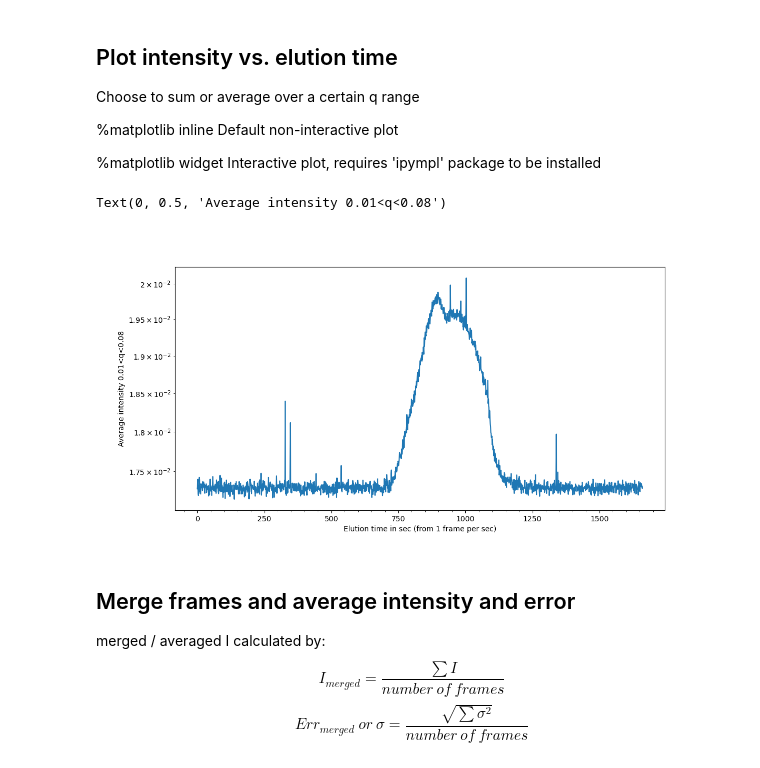
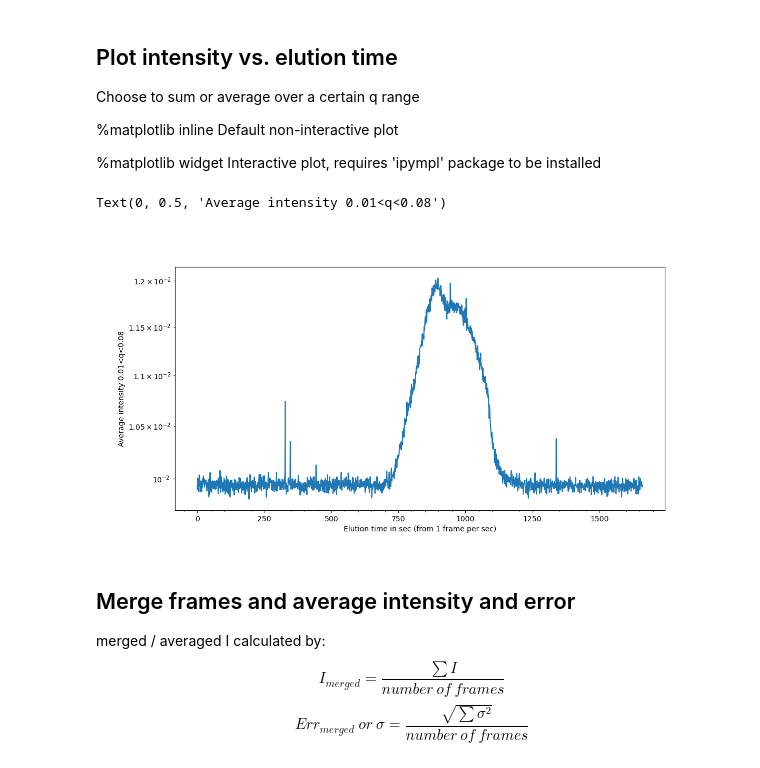
Before and after one commit to Ratjan/SEC-SAXS, a Jupyter notebook: SEC_SAXS_v2.ipynb, the cells around one changed output. Cells and saved outputs as stored; diff of their text form; code cells hidden in the pictures.

```diff
--- a/SEC_SAXS_v2.ipynb
+++ b/SEC_SAXS_v2.ipynb
@@ -11,7 +11,7 @@ import matplotlib.pyplot as plt
 #proposal = '20250420' # Only needed when working on MAXIV cloud
 #visit = '2025090908' # Only needed when working on MAXIV cloud
 scan ='62739'
-DataFolder = f'Data/scan-{scan}'
+DataFolder = f'Data/{scan}_rebinned'
 
 
 if os.path.isdir(DataFolder):
@@ -35,35 +35,35 @@ Choose to sum or average over a certain q range
 %matplotlib widget
 import matplotlib.pyplot as plt
 
 
 
 
 # q-range for summing/averaging
 q_min = 0.01
 q_max = 0.08
 
 # Plot sum of intensity
 intensities = []
 
 for scan in range(num_files): # For every shot/file in the folder
-    data = np.loadtxt(f'{DataFolder}/shot_{scan:04d}_eiger.dat')   # Change this to the format of your data files, mine has the detector name after the shot number
+    data = np.loadtxt(f'{DataFolder}/shot_{scan:04d}_rebinned.dat', skiprows=1)   # Change this to the format of your data files, mine has the detector name after the shot number
     dataq = data[:,0]
     dataI = data[:,1]
     mask = (dataq <= q_max) & (dataq >= q_min) # Mask for the desired q-range
     avg_intensity = np.sum(dataI[mask])/len(data[:,0])
     #sum_intensity = np.sum(dataI[mask]) # Toggle to choose between sum or average
     intensities.append(avg_intensity)
     #intensities.append(sum_intensity)   # Toggle to choose between sum or average
 
 plt.figure(figsize=(12,6))
 plt.plot(range(num_files), intensities)
 plt.yscale('log')
 plt.gca().minorticks_on()
 plt.xlabel('Elution time in sec (from 1 frame per sec)')
 plt.ylabel(f'Average intensity {q_min}<q<{q_max}')
 # %% [output]
 Text(0, 0.5, 'Average intensity 0.01<q<0.08')
-[figure, old version]
+[figure, new version]
 # %% [markdown]
 ## Merge frames and average intensity and error
 
```
Also changed, not shown: parts of 3 cells of this notebook, 1 other file.
